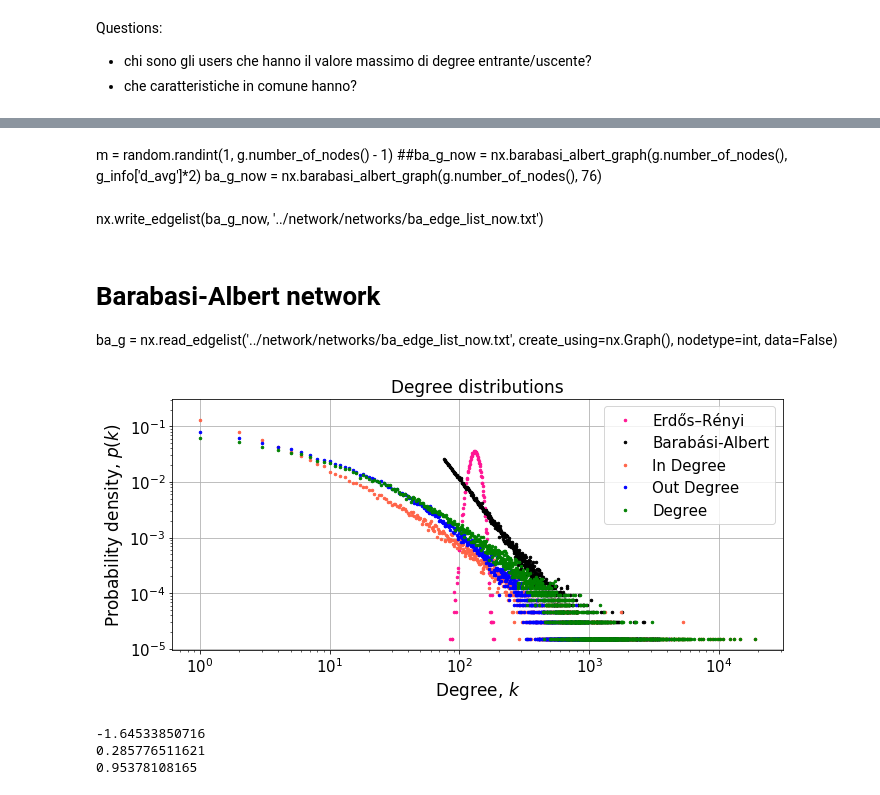
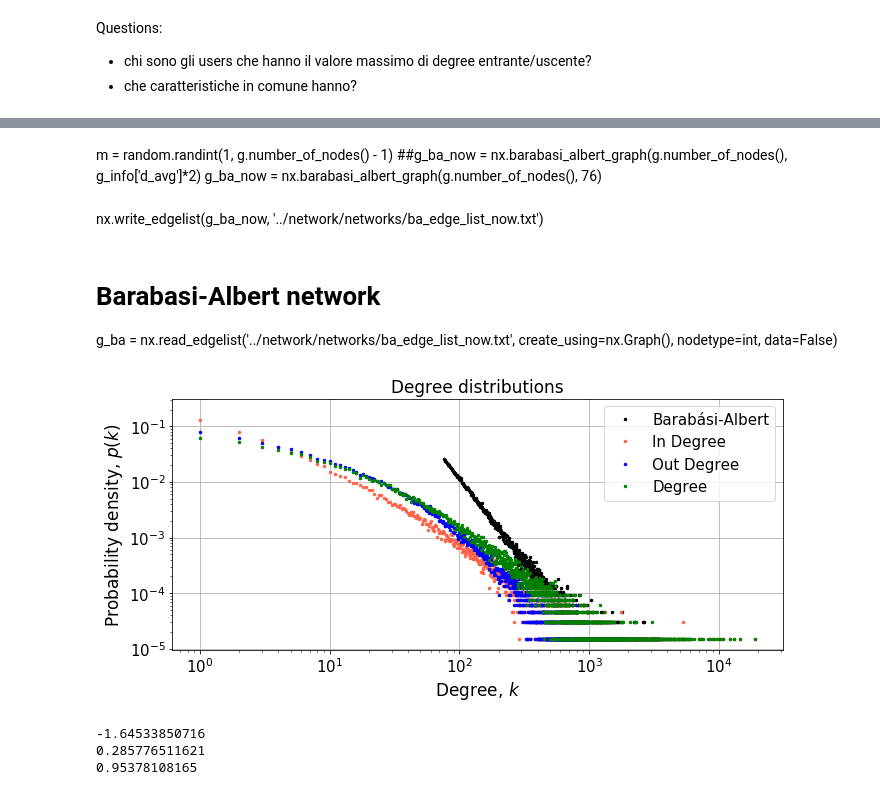
Before and after one commit to biyanisuraj/the_facebook_scandal, a Jupyter notebook: scripts/visualization/degree_distributions.ipynb, the cells around one changed output, grey strips where cells are left out. Cells and saved outputs as stored; diff of their text form; code cells hidden in the pictures.

```diff
--- a/scripts/visualization/degree_distributions.ipynb
+++ b/scripts/visualization/degree_distributions.ipynb
@@ -67,4 +77,4 @@ def network_summary(g, undirected=True):
 
     return g_info
 # %%
-g_info = network_summary(g)
+g_info = network_summary(g, directed = True)
@@ -102,6 +127,12 @@ degrees.sort(reverse=True)
 # %%
 # in degree
 in_degree_counts = collections.Counter(d for n, d in g.in_degree())
+"""
+for n, d in g.in_degree():
+    print (n,d)
+"""
 in_degree_counts = [in_degree_counts.get(i, 0) for i in range(max(in_degree_counts) + 1) ]
 degree_in= np.arange(len(in_degree_counts))
 in_degree_probs = np.array(in_degree_counts).astype(float)/g_info['N']
+print len(degree_in)
+print len(in_degree_probs)
@@ -113,0 +198,12 @@ out_degree_probs = np.array(out_degree_counts).astype(float)/g_info['N']
+# %%
+counts = [ [b,0] for b in breaks]
+
+for d in degrees:
+    i=0
+    while(d>breaks[i]):
+        i+=1
+    counts[i][1] += 1
+
+print counts
+
+print degrees[-10:]
@@ -125,48 +260,53 @@ er_degree= np.arange(len(er_degree_counts))
 er_degree_probs = np.array(er_degree_counts).astype(float)/g_info['N']
 # %%
 # Barabasi-Albert degree
-ba_degree_counts = collections.Counter(d for n, d in ba_g.degree())
+ba_degree_counts = collections.Counter(d for n, d in g_ba.degree())
 ba_degree_counts = [ba_degree_counts.get(i, 0) for i in range(max(ba_degree_counts) + 1) ]
 ba_degree= np.arange(len(ba_degree_counts))
-ba_degree_probs = np.array(ba_degree_counts).astype(float)/ba_g.number_of_nodes()
+ba_degree_probs = np.array(ba_degree_counts).astype(float)/g_ba.number_of_nodes()
 # %% [markdown]
 m = random.randint(1, g.number_of_nodes() - 1)
-##ba_g_now = nx.barabasi_albert_graph(g.number_of_nodes(), g_info['d_avg']*2)
-ba_g_now = nx.barabasi_albert_graph(g.number_of_nodes(), 76)
+##g_ba_now = nx.barabasi_albert_graph(g.number_of_nodes(), g_info['d_avg']*2)
+g_ba_now = nx.barabasi_albert_graph(g.number_of_nodes(), 76)
 # %% [markdown]
-nx.write_edgelist(ba_g_now, '../network/networks/ba_edge_list_now.txt')
+nx.write_edgelist(g_ba_now, '../network/networks/ba_edge_list_now.txt')
 # %% [markdown]
 # Barabasi-Albert network
-ba_g = nx.read_edgelist('../network/networks/ba_edge_list_now.txt',
+g_ba = nx.read_edgelist('../network/networks/ba_edge_list_now.txt',
                         create_using=nx.Graph(), nodetype=int,
                         data=False)
 # %%
 fig, ax = plt.subplots(figsize=FIGSIZE_TWOCOL)
 MARKERSIZE=5
 
 # random networks
-plt.plot(er_degree, er_degree_probs, '.', color='deeppink',   label=u'Erdős–Rényi', markersize = MARKERSIZE)
+#plt.plot(er_degree, er_degree_probs, '.', color='deeppink',   label=u'Erdős–Rényi', markersize = MARKERSIZE)
 plt.plot(ba_degree, ba_degree_probs, '.', color='black',   label=u'Barabási-Albert', markersize = MARKERSIZE)
 
 # real network
 plt.plot(degree_in, in_degree_probs, '.', color='tomato',   label='In Degree', markersize = MARKERSIZE)
 plt.plot(degree_out, out_degree_probs, '.', color='blue',   label='Out Degree', markersize = MARKERSIZE)
 plt.plot(degree, degree_probs, '.', color='green',   label='Degree', markersize = MARKERSIZE)
 
-
+"""
+gamma_in_1 = regression(degree_in, in_degree_probs, 100,300, color="yellow").round(2)
+gamma_in_2 = regression(ba_degree, ba_degree_probs, 100,300, color="yellow").round(2)
 ##plt.plot(range(0, len(hist)), hist, ".", color='deeppink',
 ##         label=u'Barabási–Albert')
+print gamma_in_1
+print gamma_in_2
+"""
 
 plt.grid()
 plt.legend()
 plt.title("Degree distributions")
 plt.xlabel("Degree, $k$")
 plt.ylabel("Probability density, $p(k)$")
 plt.loglog()
 plt.tight_layout()
 plt.savefig("imgs/degree_distributions.pdf")
 # %% [output]
-[figure, old version]
+[figure, new version]
 # %%
 # regression testing
 begin = 30
```
Also changed, not shown: parts of 32 cells of this notebook, 7 other files.
